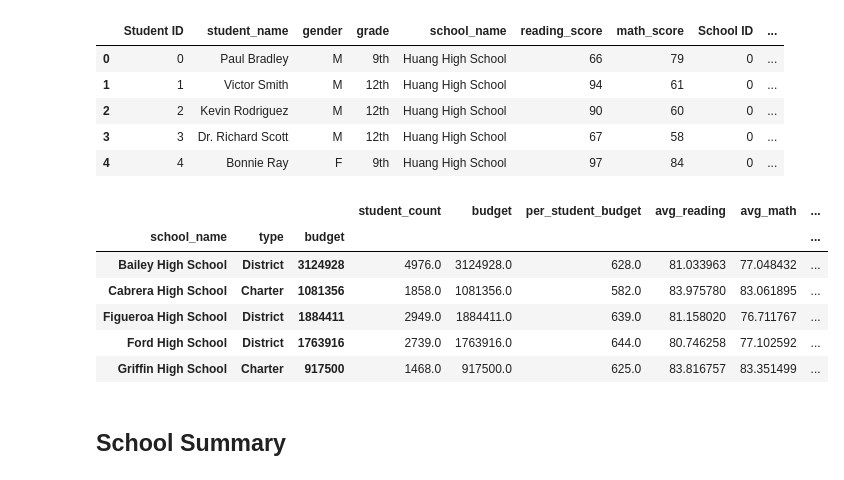
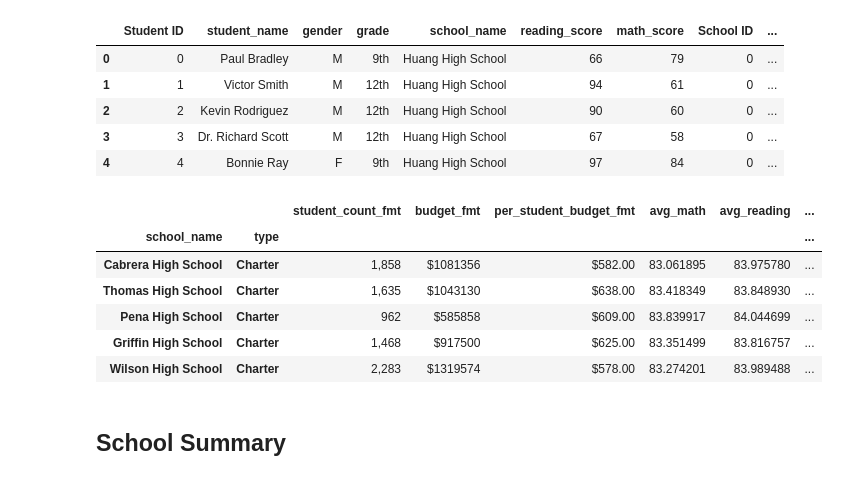
Before and after one commit to RedDirtSixKiller/BootCamp-Homework, a Jupyter notebook: Homework4_Pandas/PyCitySchools_starter_ajp.ipynb, the cells around one changed output. Saved outputs shown, nothing was run; the diff lists cells and outputs as text; code cells hidden in the pictures.

Commit message:
mostly done with HW4 needs a little formating

```diff
--- a/Homework4_Pandas/PyCitySchools_starter_ajp.ipynb
+++ b/Homework4_Pandas/PyCitySchools_starter_ajp.ipynb
@@ -83,28 +87,40 @@ school_data_complete.head()
 # %%
 def school_summaries(x):
     d={}
     d["student_count"]=x["Student ID"].count()
+    d["student_count_fmt"]="{:,}".format(d["student_count"])
     d["budget"] = x["budget"].max()
+    d["budget_fmt"] = "${:0}".format(d["budget"])
     d["per_student_budget"] = d["budget"]/d["student_count"]
+    d["per_student_budget_fmt"] = "${:.2f}".format(d["per_student_budget"])
     d["avg_reading"] = x["reading_score"].mean()
+
     d["avg_math"] = x["math_score"].mean()
+
     d["per_pass_reading"] = len(x[(x['reading_score']>=70)])/d["student_count"]
+    d["per_pass_reading_fmt"] = "{:.2%}".format(d["per_pass_reading"])
     d["per_pass_math"] = len(x[(x['math_score']>=70)])/d["student_count"]
+    d["per_pass_math_fmt"] = "{:.2%}".format(d["per_pass_math"])
     d["overall_pass_rate"] = (d["per_pass_reading"] + d["per_pass_math"])/2
-    return pd.Series(d, index=["student_count", "budget", "per_student_budget",
-                               "avg_reading", "avg_math", "per_pass_reading",
-                               "per_pass_math", "overall_pass_rate"])
+    d["overall_pass_rate_fmt"] = "{:.3%}".format(d["overall_pass_rate"])
+    return pd.Series(d, index=[    "student_count", "student_count_fmt", "budget", "budget_fmt",
+                                "per_student_budget", "per_student_budget_fmt", "avg_reading",
+                                "avg_math", "per_pass_reading", "per_pass_reading_fmt", "per_pass_math",
+                                "per_pass_math_fmt", "overall_pass_rate", "overall_pass_rate_fmt"])
 
-school_sums = pd.DataFrame(school_data_complete.groupby(["school_name", "type", "budget"]).apply(school_summaries))
-school_sums.head()
+school_sums = pd.DataFrame(school_data_complete.groupby(["school_name", "type"], as_index=False).apply(school_summaries))
+schools_sums = school_sums.reset_index()
+school_sums_formatted = school_sums[["student_count_fmt", "budget_fmt", "per_student_budget_fmt", "avg_math", "avg_reading",
+                                     "per_pass_math_fmt", "per_pass_reading_fmt", "overall_pass_rate_fmt" ]]
+school_sums_formatted.sort_values("overall_pass_rate_fmt", ascending=False).head()
 # %% [output]
-|  |  |  | student_count | budget | per_student_budget | avg_reading | avg_math | ... |
-| school_name | type | budget |  |  |  |  |  | ... |
-| Bailey High School | District | 3124928 | 4976.0 | 3124928.0 | 628.0 | 81.033963 | 77.048432 | ... |
-| Cabrera High School | Charter | 1081356 | 1858.0 | 1081356.0 | 582.0 | 83.975780 | 83.061895 | ... |
-| Figueroa High School | District | 1884411 | 2949.0 | 1884411.0 | 639.0 | 81.158020 | 76.711767 | ... |
-| Ford High School | District | 1763916 | 2739.0 | 1763916.0 | 644.0 | 80.746258 | 77.102592 | ... |
-| Griffin High School | Charter | 917500 | 1468.0 | 917500.0 | 625.0 | 83.816757 | 83.351499 | ... |
+|  |  | student_count_fmt | budget_fmt | per_student_budget_fmt | avg_math | avg_reading | ... |
+| school_name | type |  |  |  |  |  | ... |
+| Cabrera High School | Charter | 1,858 | $1081356 | $582.00 | 83.061895 | 83.975780 | ... |
+| Thomas High School | Charter | 1,635 | $1043130 | $638.00 | 83.418349 | 83.848930 | ... |
+| Pena High School | Charter | 962 | $585858 | $609.00 | 83.839917 | 84.044699 | ... |
+| Griffin High School | Charter | 1,468 | $917500 | $625.00 | 83.351499 | 83.816757 | ... |
+| Wilson High School | Charter | 2,283 | $1319574 | $578.00 | 83.274201 | 83.989488 | ... |
 # %% [markdown]
 ## School Summary
 # %% [markdown]
```
Also changed, not shown: parts of 14 cells of this notebook, 2 other files.
